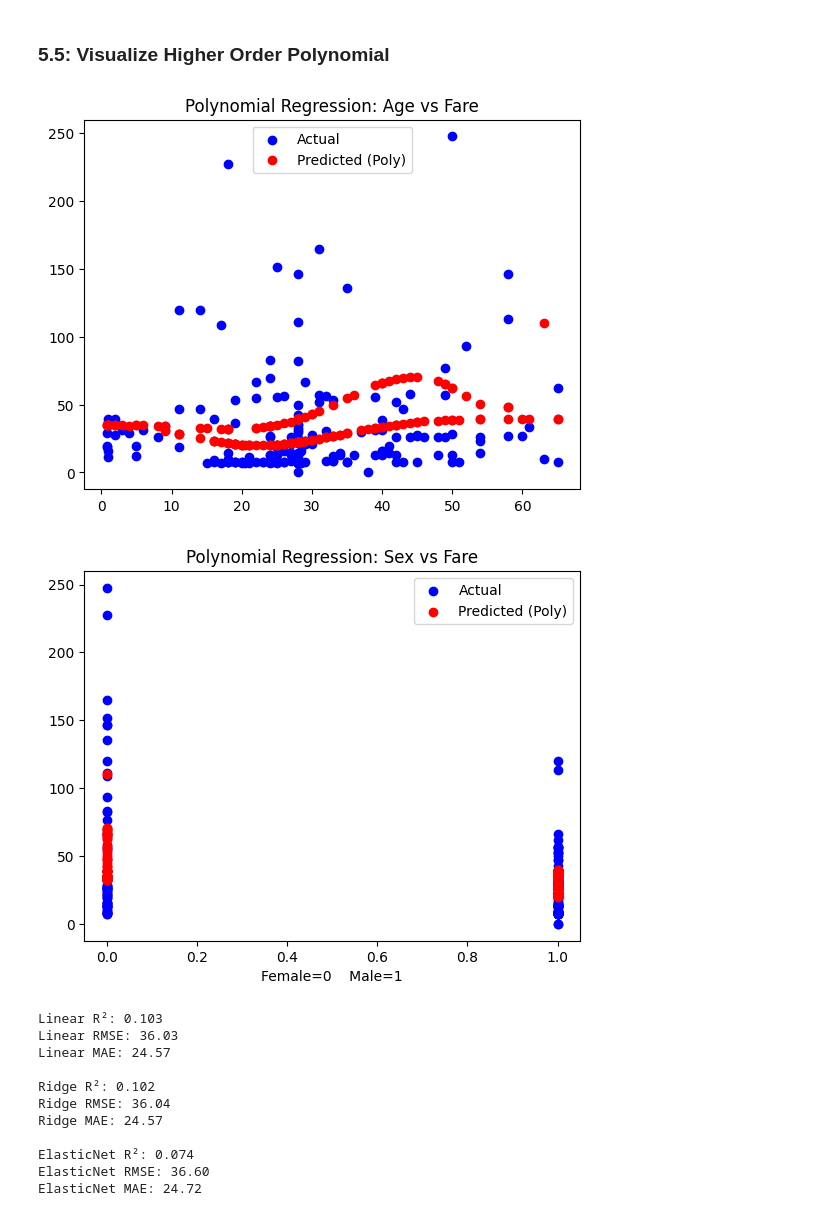
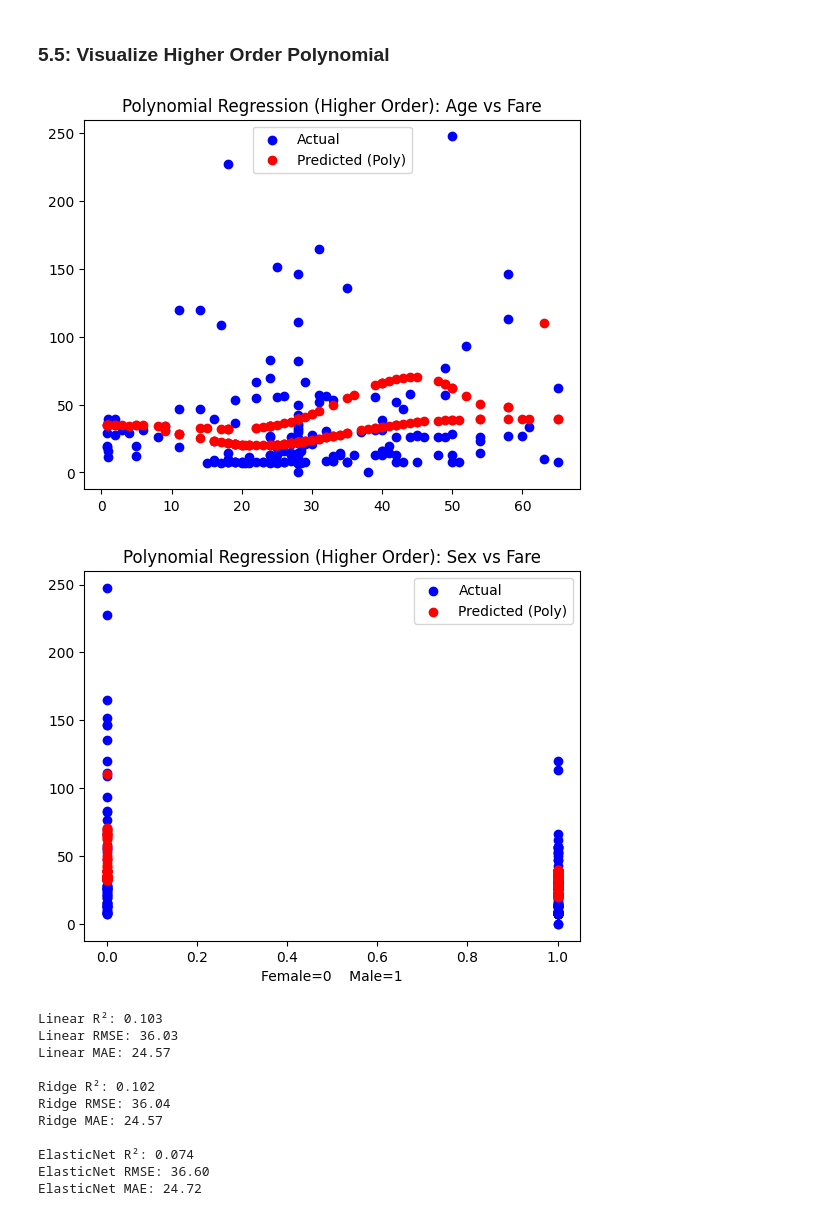
Before and after one commit to ClaytonSeabaughGH/applied-ml-seabaugh, a Jupyter notebook: lab04/ml04_seabaugh.ipynb, the cells around one changed output. Drawn from its saved outputs; the diff is of its cells as text; code cells hidden in the pictures.

```diff
--- a/lab04/ml04_seabaugh.ipynb
+++ b/lab04/ml04_seabaugh.ipynb
@@ -314,21 +314,21 @@ y4_pred_poly2 = poly_model.predict(X4_test_poly2)
 # %%
 # Create Age vs fare scatter plot
 plt.scatter(X4_test['age'], y4_test, color='blue', label='Actual')
 plt.scatter(X4_test['age'], y4_pred_poly2, color='red', label='Predicted (Poly)')
 plt.legend()
-plt.title("Polynomial Regression: Age vs Fare")
+plt.title("Polynomial Regression (Higher Order): Age vs Fare")
 plt.show()
 
 # Create Sex vs Fare scatter plot
 plt.scatter(X4_test['sex_encoded'], y4_test, color='blue', label='Actual')
 plt.scatter(X4_test['sex_encoded'], y4_pred_poly2, color='red', label='Predicted (Poly)')
 plt.legend()
 plt.xlabel("Female=0    Male=1")
-plt.title("Polynomial Regression: Sex vs Fare")
+plt.title("Polynomial Regression (Higher Order): Sex vs Fare")
 plt.show()
 # %% [output]
-[figure, old version]
+[figure, new version]
-[figure, old version]
+[figure, new version]
 # %%
 report("Linear", y4_test, y4_pred_test)
 report("Ridge", y4_test, y4_pred_ridge)
```
